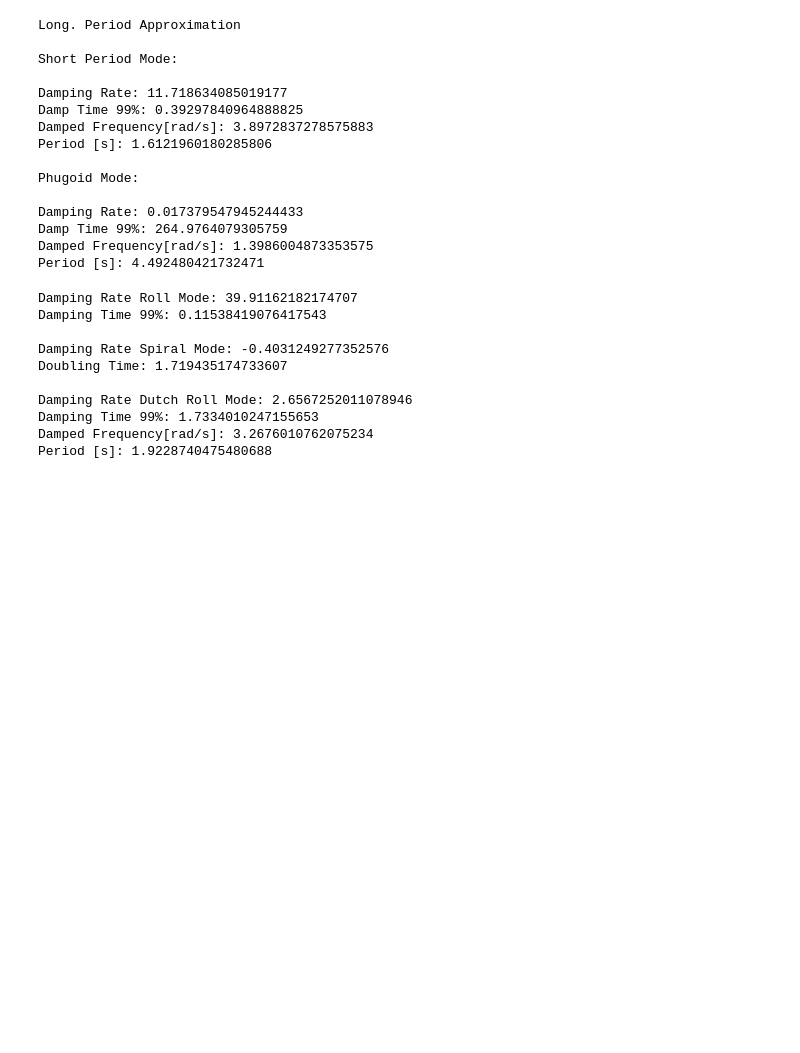
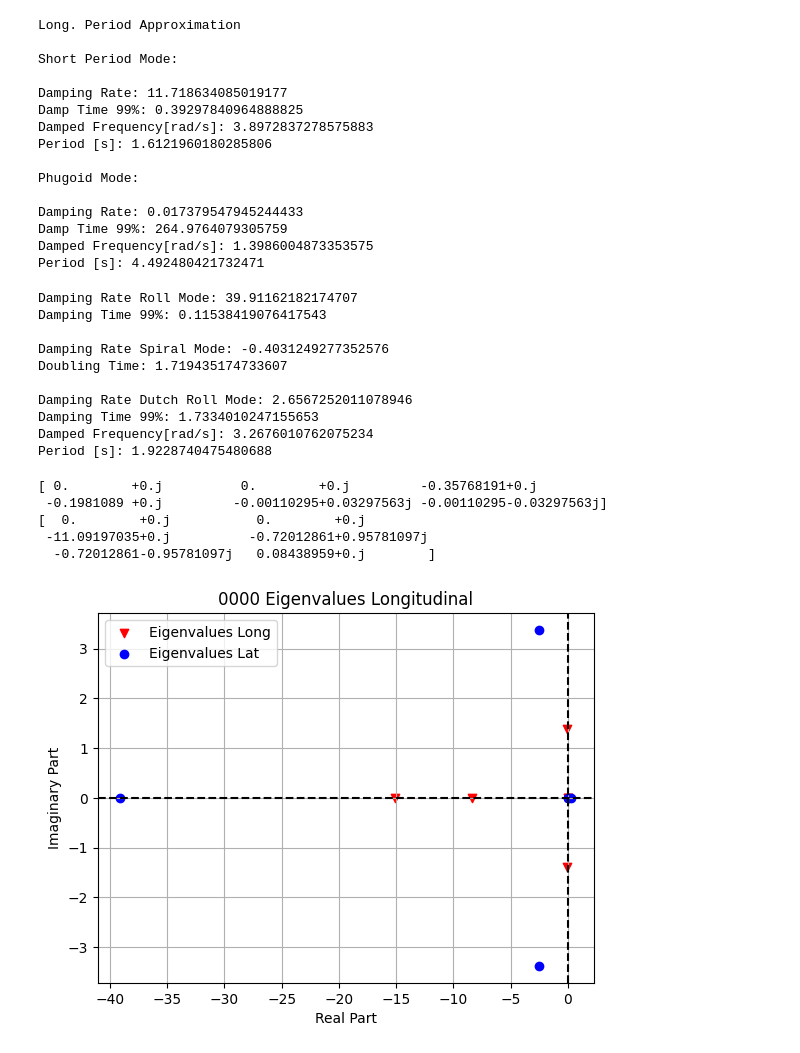
Before and after one commit to EricMLarsen/Spring_2024, a Jupyter notebook: Dynamics of Atmospheric Flight/Aero_Project/Dynamic_Modes/EigenValue_Solver_Both.ipynb, the cells around one changed output. Cells and saved outputs as stored; diff of their text form; code cells hidden in the pictures; blank space fills up the shorter version.

```diff
--- a/Dynamics of Atmospheric Flight/Aero_Project/Dynamic_Modes/EigenValue_Solver_Both.ipynb
+++ b/Dynamics of Atmospheric Flight/Aero_Project/Dynamic_Modes/EigenValue_Solver_Both.ipynb
@@ -799,3 +799,42 @@ Damping Rate Dutch Roll Mode: 2.6567252011078946
 Damping Time 99%: 1.7334010247155653
 Damped Frequency[rad/s]: 3.2676010762075234
 Period [s]: 1.9228740475480688
+# %%
+#Problem A14: Print the dimensional eigenvalues for the short period, phugoid, roll, spiral and dutch roll modes
+#On a single graph
+long_co = 2*V_0/Wing_MeanChord
+lat_co = 2*V_0/Wing_Span
+print(eigen_vals_long)
+print(eigen_vals_lat)
+eigen_vals_long_dim = np.asarray(eigen_vals_long)*long_co
+eigen_vals_lat_dim = np.asarray(eigen_vals_lat)*lat_co
+
+#Eigenvals #needs to be dimensional eigenvalues for plot, shows more
+long_real = [val.real for val in eigen_vals_long_dim]
+long_imag = [val.imag for val in eigen_vals_long_dim]
+lat_real =[val.real for val in eigen_vals_lat_dim]
+lat_imag = [val.imag for val in eigen_vals_lat_dim]
+
+
+
+#Longitudinal
+
+Eig_both = plt.figure()
+plt.scatter(long_real,long_imag,color='red',label='Eigenvalues Long',marker='v')
+plt.scatter(lat_real,lat_imag,color='blue',label='Eigenvalues Lat',marker='o')
+plt.axhline(0, color='black', linestyle='--')
+plt.axvline(0, color='black', linestyle='--')
+plt.xlabel('Real Part')
+plt.ylabel('Imaginary Part')
+plt.title(f'{base_name} Eigenvalues Longitudinal')
+plt.legend()
+plt.grid(True)
+Eig_both.savefig(f'{base_name}/Eig_both_plot.png',dpi=200)
+plt.show()
+# %% [output]
+[ 0.        +0.j          0.        +0.j         -0.35768191+0.j
+ -0.1981089 +0.j         -0.00110295+0.03297563j -0.00110295-0.03297563j]
+[  0.        +0.j           0.        +0.j
+ -11.09197035+0.j          -0.72012861+0.95781097j
+  -0.72012861-0.95781097j   0.08438959+0.j        ]
+[figure, added]
```
Also changed, not shown: 10 other files.
